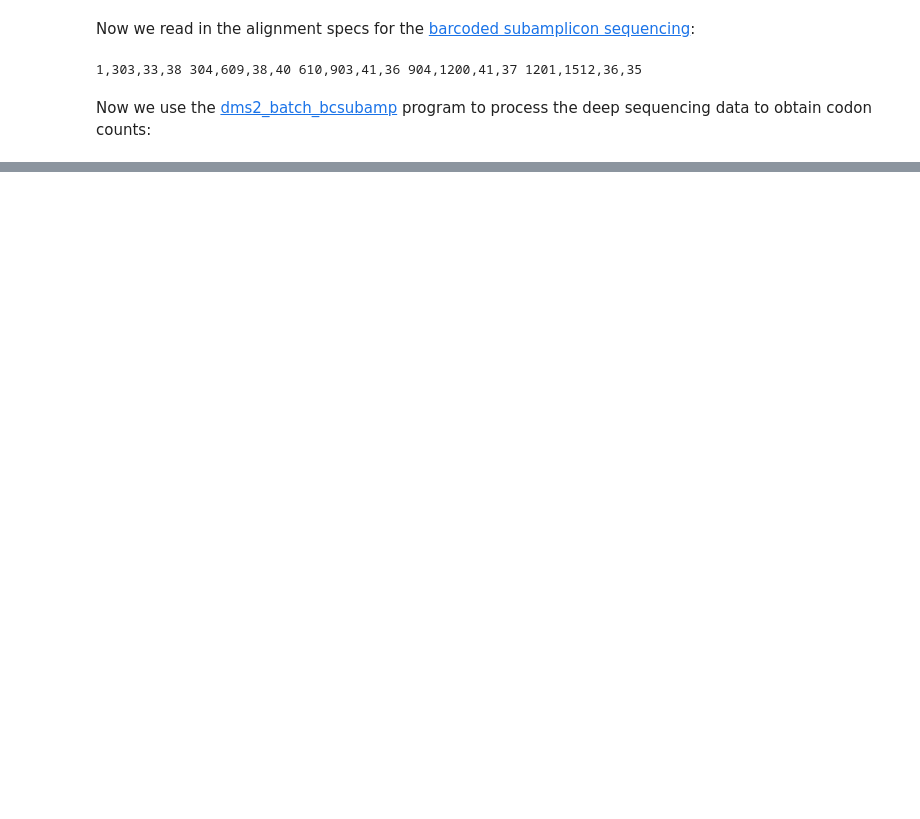
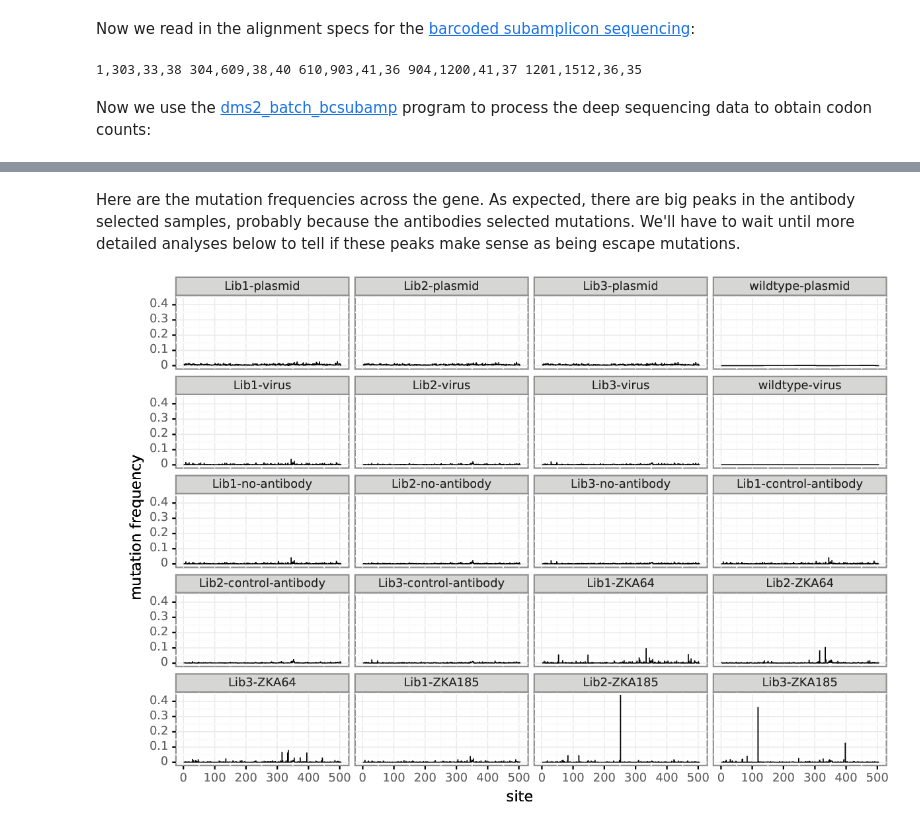
Before and after one commit to jbloomlab/ZIKV_DMS_with_EvansLab, a Jupyter notebook: analysis_notebook.ipynb, the cells around one changed output, grey strips where cells are left out. Drawn from its saved outputs; the diff is of its cells as text; code cells hidden in the pictures; blank space fills up the shorter version.

```diff
--- a/analysis_notebook.ipynb
+++ b/analysis_notebook.ipynb
@@ -97,0 +135,8 @@ subprocess.check_call([
+# %% [markdown]
+Here are the mutation frequencies across the gene.
+As expected, there are big peaks in the antibody selected samples, probably because the antibodies selected mutations.
+We'll have to wait until more detailed analyses below to tell if these peaks make sense as being escape mutations.
+# %%
+showPDF(bcsubamp_plot_prefix + 'mutfreq.pdf')
+# %% [output]
+[figure, added]
```
Also changed, not shown: parts of 24 cells of this notebook, 2 other files.
